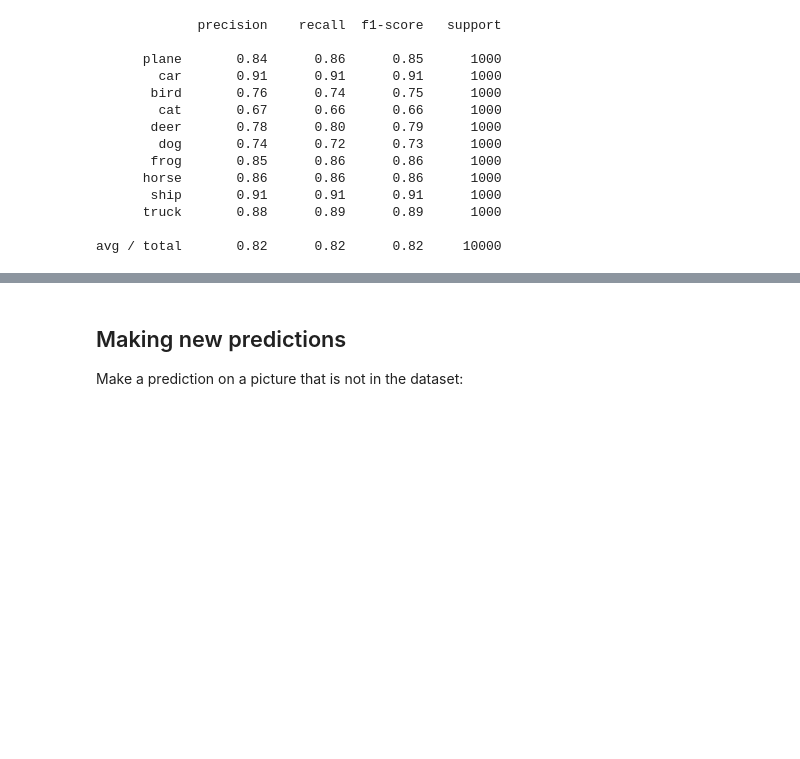
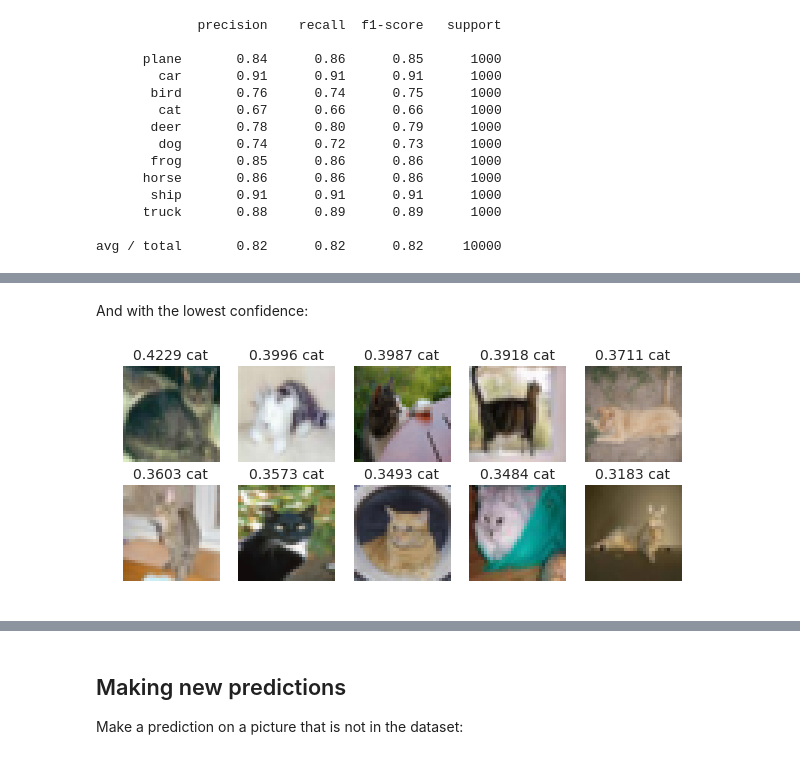
Before and after one commit to hollance/Ignition, a Jupyter notebook: examples/CIFAR10.ipynb, the cells around one changed output, grey strips where cells are left out. Drawn from its saved outputs; the diff is of its cells as text; code cells hidden in the pictures; blank space fills up the shorter version.

```diff
--- a/examples/CIFAR10.ipynb
+++ b/examples/CIFAR10.ipynb
@@ -388,0 +419,7 @@ avg / total       0.82      0.82      0.82     10000
+# %% [markdown]
+And with the lowest confidence:
+# %%
+plot_least_confident_correct(3, y_pred_, y_true_, testset, classes,
+                             nrows=2, untransform=untransform)
+# %% [output]
+[figure, added]
```
Also changed, not shown: parts of 46 cells of this notebook, 3 other files.
